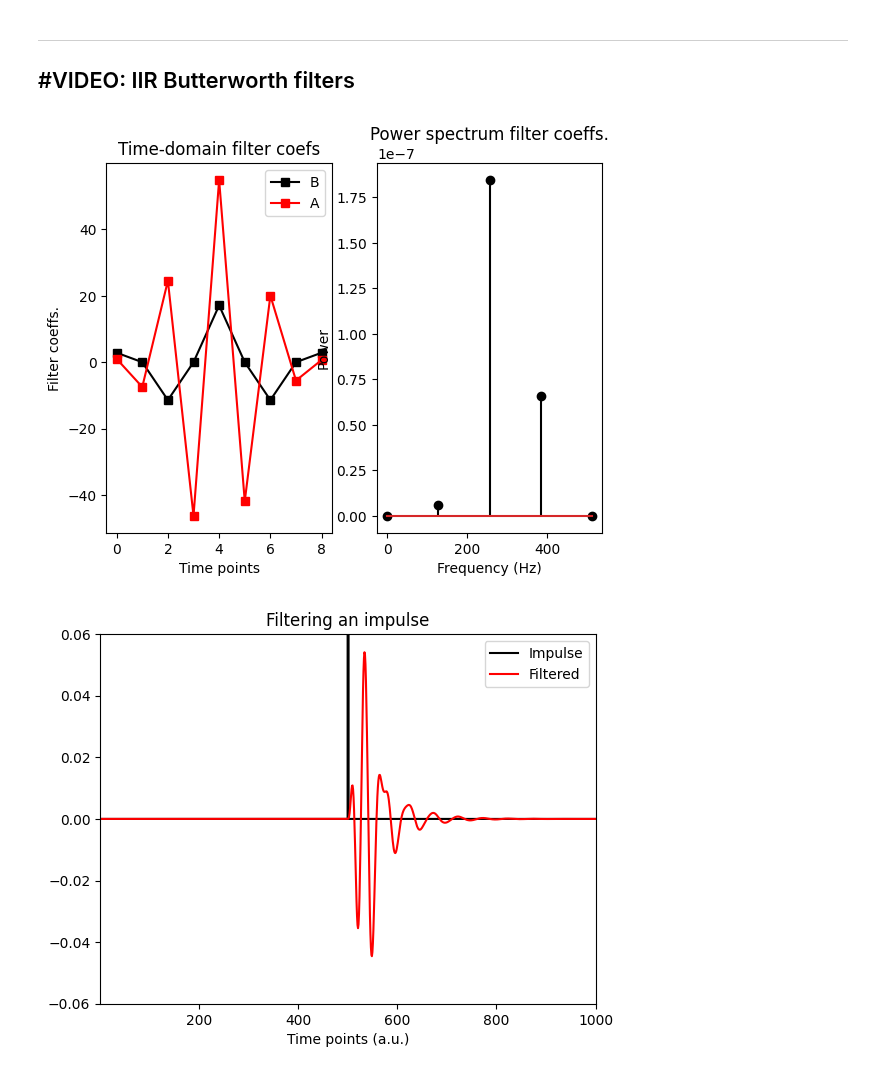
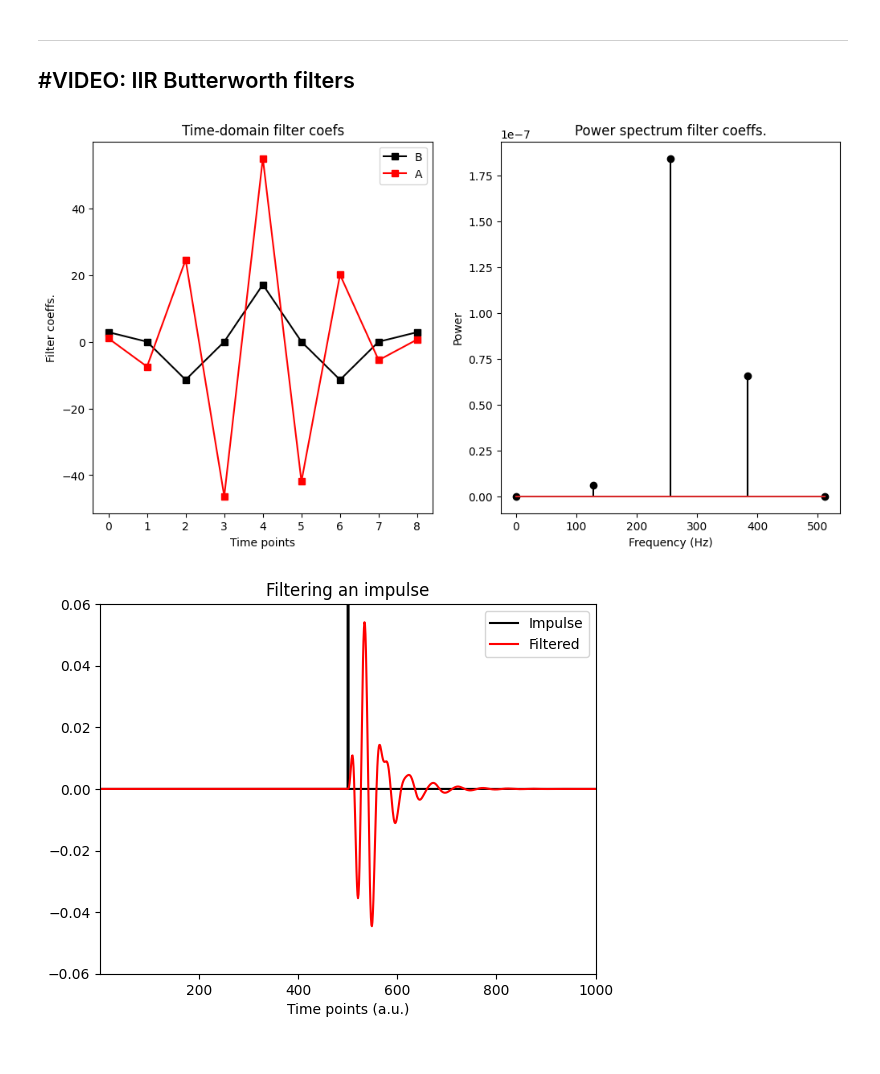
Before and after one commit to marzzelo/SignalProcessing, a Jupyter notebook: filtering/sigprocMXC_filtering_part1.ipynb, the cells around one changed output. Saved outputs shown, nothing was run; the diff lists cells and outputs as text; code cells hidden in the pictures.

```diff
--- a/filtering/sigprocMXC_filtering_part1.ipynb
+++ b/filtering/sigprocMXC_filtering_part1.ipynb
@@ -338,34 +337,36 @@ plt.show()
 
 # filter parameters
 srate   = 1024 # hz
 nyquist = srate/2
 frange  = [20,45]
 
 # create filter coefficients
 fkernB,fkernA = signal.butter(4,np.array(frange)/nyquist,btype='bandpass')
 
 # power spectrum of filter coefficients
 filtpow = np.abs(scipy.fftpack.fft(fkernB))**2
 hz      = np.linspace(0,srate/2,int(np.floor(len(fkernB)/2)+1))
 
 
 # plotting
+plt.figure(figsize=(12,6))
+
 plt.subplot(121)
 plt.plot(fkernB*1e5,'ks-',label='B')
 plt.plot(fkernA,'rs-',label='A')
 plt.xlabel('Time points')
 plt.ylabel('Filter coeffs.')
 plt.title('Time-domain filter coefs')
 plt.legend()
 
 plt.subplot(122)
 plt.stem(hz,filtpow[0:len(hz)],'ks-')
 plt.xlabel('Frequency (Hz)')
 plt.ylabel('Power')
 plt.title('Power spectrum filter coeffs.')
 plt.show()
 # %% [output]
-[figure, old version]
+[figure, new version]
 # %%
 ## how to evaluate an IIR filter: filter an impulse
 
```
Also changed, not shown: parts of 14 cells of this notebook, 2 other files.
